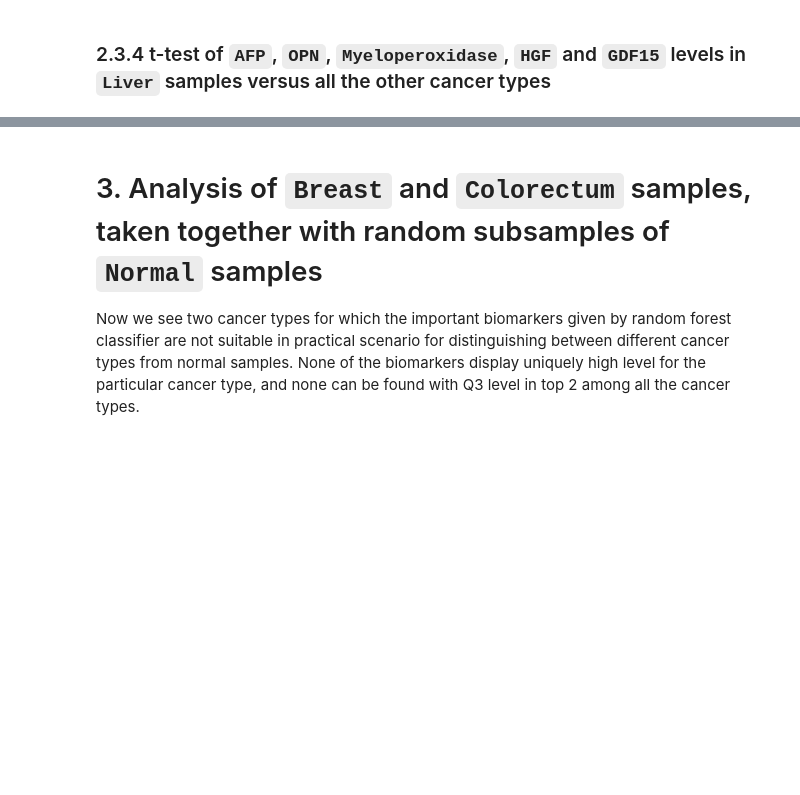
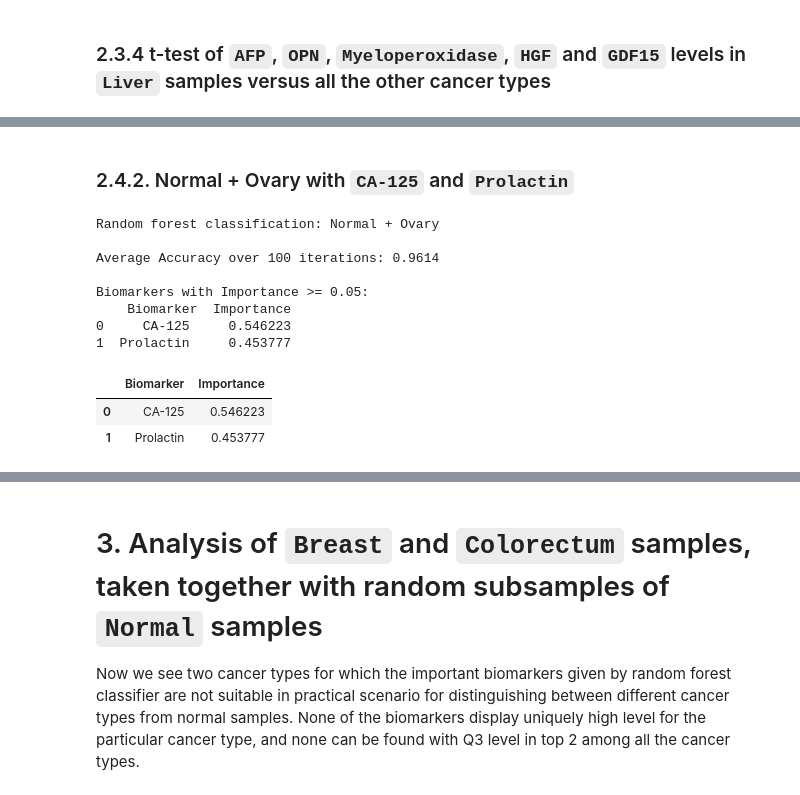
Before and after one commit to subhajitbn/Cancer-Biomarkers-from-Clinical-Data, a Jupyter notebook: tutorial.ipynb, the cells around one changed output, grey strips where cells are left out. Drawn from its saved outputs; the diff is of its cells as text; code cells hidden in the pictures; blank space fills up the shorter version.

```diff
--- a/tutorial.ipynb
+++ b/tutorial.ipynb
@@ -164,0 +223,23 @@ descriptive_statistics(categories = categories, dfs = dfs, biomarker_index = 0)
+# %% [markdown]
+### 2.4.2. Normal + Ovary with `CA-125` and `Prolactin`
+# %%
+# Biomarkers: [{3: CA-125}, {29: Prolactin}]
+rf_normal_cancers(categories = categories,
+                  dfs = dfs,
+                  cancer1_category_index = 6,
+                  selected_biomarkers = np.array([3, 29]),
+                  test_size = 0.2,
+                  iterations = 100,
+                  threshold = 0.05)
+# %% [output]
+Random forest classification: Normal + Ovary
+
+Average Accuracy over 100 iterations: 0.9614
+
+Biomarkers with Importance >= 0.05:
+    Biomarker  Importance
+0     CA-125     0.546223
+1  Prolactin     0.453777
+|  | Biomarker | Importance |
+| 0 | CA-125 | 0.546223 |
+| 1 | Prolactin | 0.453777 |
```
Also changed, not shown: parts of 19 cells of this notebook, 41 other files.
